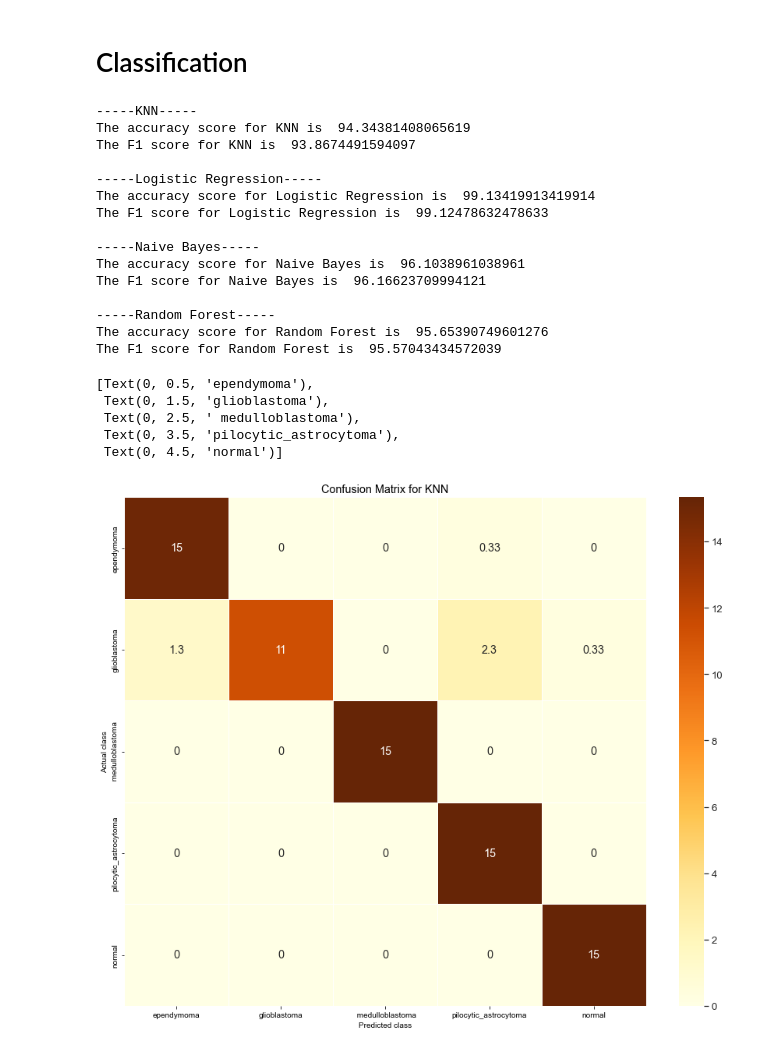
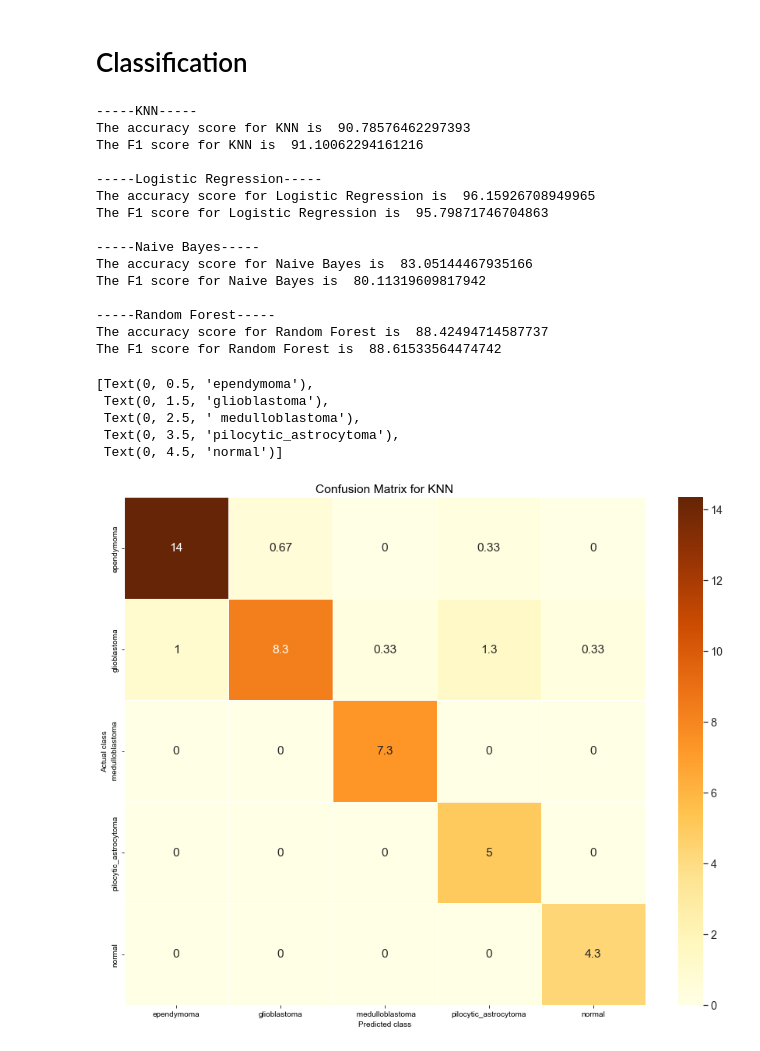
Before and after one commit to TracyY123/Comp_Med_Project, a Jupyter notebook: Classification.ipynb, the cells around one changed output. Saved outputs shown, nothing was run; the diff lists cells and outputs as text; code cells hidden in the pictures.

```diff
--- a/Classification.ipynb
+++ b/Classification.ipynb
@@ -40,6 +41,6 @@ def count_plot(label, title):
     plt.title(title)
     plt.show()
 # %%
-x_smote = df.iloc[:,1:]
-y_smote = df.iloc[:,0]
+x = df.iloc[:,1:]
+y = df.iloc[:,0]
 # %%
@@ -50,13 +51,13 @@ subtype_counts_smote
 # %%
-x_smote = np.array(x_smote)
-y_smote = np.array(y_smote)
+x = np.array(x)
+y = np.array(y)
 # %%
 # mean centering
-x_smote = np.divide((x_smote-x_smote.mean(0)),x_smote.std(0))
+x = np.divide((x-x.mean(0)),x.std(0))
 # %% [markdown]
 # Classification
 # %%
-# 5-fold Cross Validation
+# 3-fold Cross Validation
 kf = KFold(n_splits=3, shuffle=True)
 
 # four classification methods
@@ -83,11 +84,15 @@ cm_lg = []
 cm_NB = []
 cm_RF = []
 
-for train_index, test_index in kf.split(x_smote):
-    x_train, x_test = x_smote[train_index], x_smote[test_index]
-    y_train, y_test = y_smote[train_index], y_smote[test_index]
+for train_index, test_index in kf.split(x):
+    x_train, x_test = x[train_index], x[test_index]
+    y_train, y_test = y[train_index], y[test_index]
 
-    #After doing the cross validation, we do the KNN.
+    # SMOTE: control for imbalanced class
+    sm = SMOTE()
+    x_train, y_train = sm.fit_resample(x_train, y_train)
+
+    #After doing the cross validation and SMOTE, we do the KNN.
     model_KNN.fit(x_train, y_train)
     y_pred_KNN = model_KNN.predict(x_test)
     KNN_accuracy.append(metrics.accuracy_score(y_pred_KNN, y_test) * 100)
@@ -153,20 +158,20 @@ print("The F1 score for Random Forest is ",rf_F1_score)
 print()
 # %% [output]
 -----KNN-----
-The accuracy score for KNN is  94.34381408065619
-The F1 score for KNN is  93.8674491594097
+The accuracy score for KNN is  90.78576462297393
+The F1 score for KNN is  91.10062294161216
 
 -----Logistic Regression-----
-The accuracy score for Logistic Regression is  99.13419913419914
-The F1 score for Logistic Regression is  99.12478632478633
+The accuracy score for Logistic Regression is  96.15926708949965
+The F1 score for Logistic Regression is  95.79871746704863
 
 -----Naive Bayes-----
-The accuracy score for Naive Bayes is  96.1038961038961
-The F1 score for Naive Bayes is  96.16623709994121
+The accuracy score for Naive Bayes is  83.05144467935166
+The F1 score for Naive Bayes is  80.11319609817942
 
 -----Random Forest-----
-The accuracy score for Random Forest is  95.65390749601276
-The F1 score for Random Forest is  95.57043434572039
+The accuracy score for Random Forest is  88.42494714587737
+The F1 score for Random Forest is  88.61533564474742
 # %%
 # calculate mean confusion matrix
 cm_knn = np.mean(cm_KNN,axis = 0)
@@ -176,21 +181,21 @@ cm_rf = np.mean(cm_RF,axis = 0)
 # %%
 # plot confusion matrix
 fig, ax = plt.subplots(figsize=(15, 12))
-sns.set(font_scale = 1.2)
+sns.set(font_scale = 1.3)
 sns.heatmap(cm_knn, annot = True,linewidths = 1, cmap = "YlOrBr", ax = ax)
 cell_type = ['ependymoma', 'glioblastoma',' medulloblastoma', 'pilocytic_astrocytoma','normal']
 ax.set_title("Confusion Matrix for KNN")
 ax.set_xlabel("Predicted class")
 ax.set_ylabel("Actual class")
 ax.set_xticklabels(cell_type)
 ax.set_yticklabels(cell_type)
 #fig.tight_layout()
 # %% [output]
 [Text(0, 0.5, 'ependymoma'),
  Text(0, 1.5, 'glioblastoma'),
  Text(0, 2.5, ' medulloblastoma'),
  Text(0, 3.5, 'pilocytic_astrocytoma'),
  Text(0, 4.5, 'normal')]
-[figure, old version]
+[figure, new version]
 # %%
 fig, ax = plt.subplots(figsize=(15, 12))
```
Also changed, not shown: parts of 7 cells of this notebook, 6 other files.
